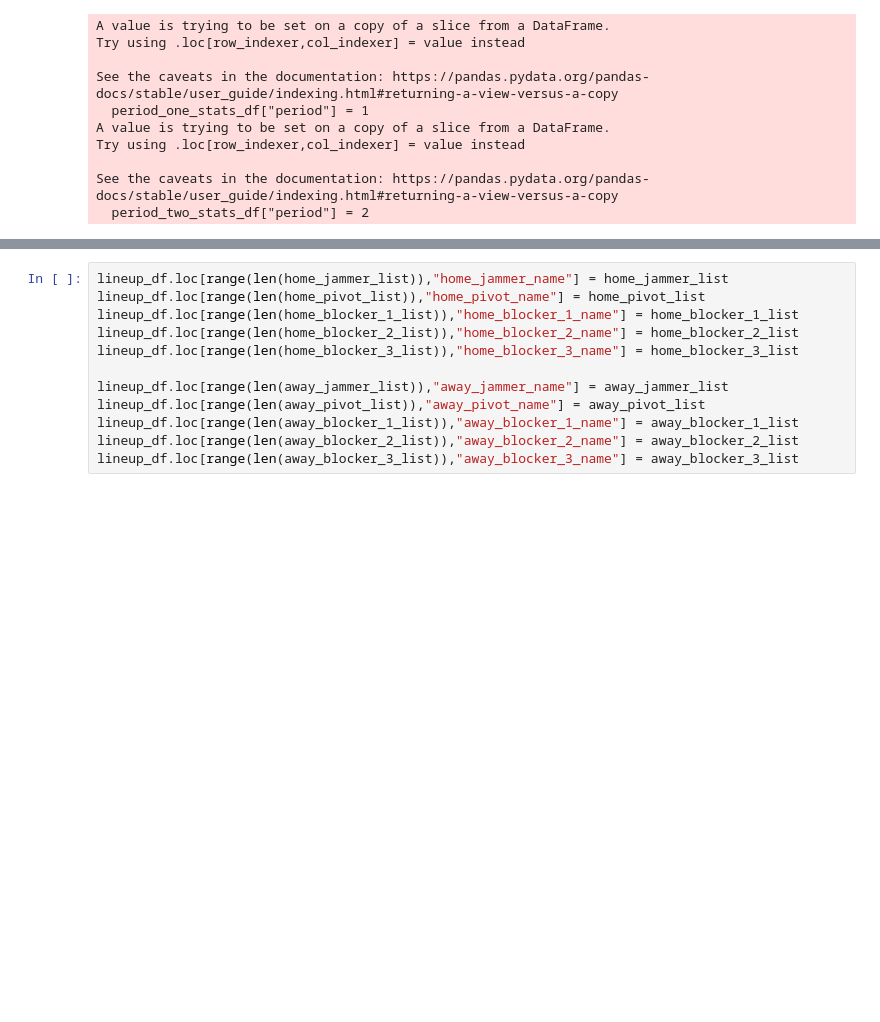
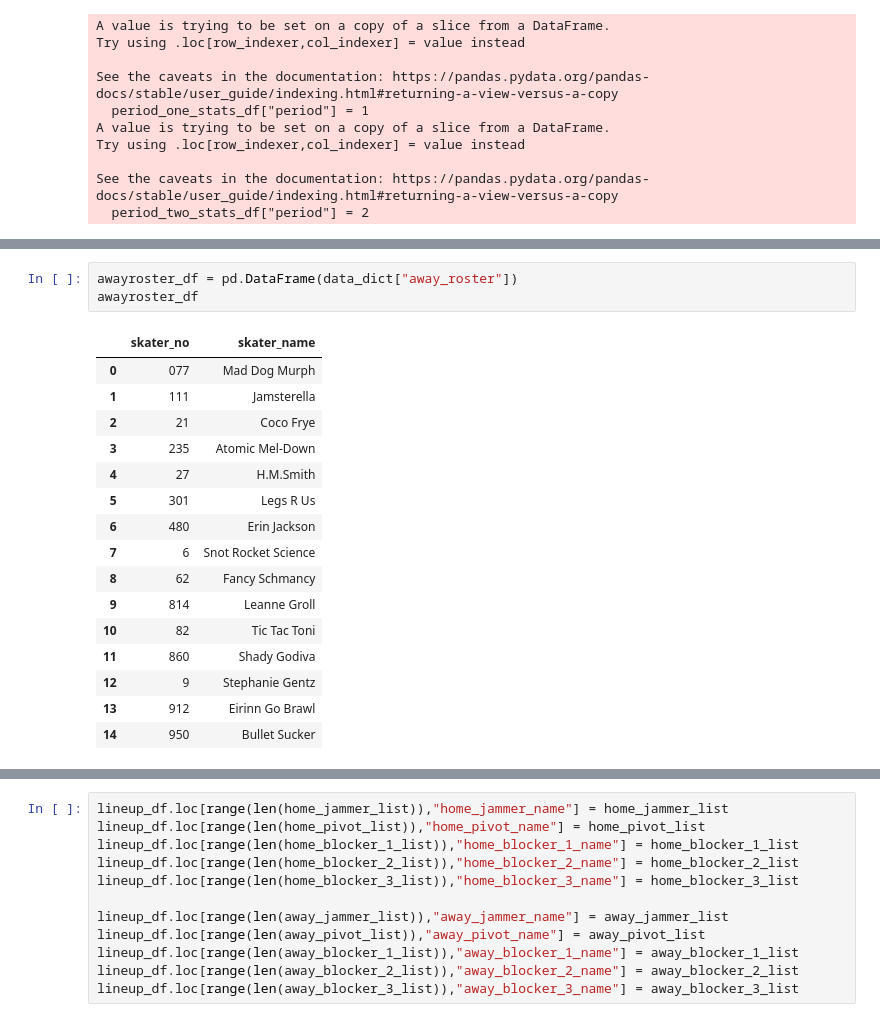
Before and after one commit to Jen-Dean/GGRD_DataBase, a Jupyter notebook: draft_notebooks/draft_creating_jams_table.ipynb, the cells around one changed output, grey strips where cells are left out. Cells and saved outputs as stored; diff of their text form; blank space fills up the shorter version.

```diff
--- a/draft_notebooks/draft_creating_jams_table.ipynb
+++ b/draft_notebooks/draft_creating_jams_table.ipynb
@@ -235,0 +235,20 @@ for row in lineup_df.itertuples():
+# %%
+awayroster_df = pd.DataFrame(data_dict["away_roster"])
+awayroster_df
+# %% [output]
+|  | skater_no | skater_name |
+| 0 | 077 | Mad Dog Murph |
+| 1 | 111 | Jamsterella |
+| 2 | 21 | Coco Frye |
+| 3 | 235 | Atomic Mel-Down |
+| 4 | 27 | H.M.Smith |
+| 5 | 301 | Legs R Us |
+| 6 | 480 | Erin Jackson |
+| 7 | 6 | Snot Rocket Science |
+| 8 | 62 | Fancy Schmancy |
+| 9 | 814 | Leanne Groll |
+| 10 | 82 | Tic Tac Toni |
+| 11 | 860 | Shady Godiva |
+| 12 | 9 | Stephanie Gentz |
+| 13 | 912 | Eirinn Go Brawl |
+| 14 | 950 | Bullet Sucker |
```
Also changed, not shown: parts of 16 cells of this notebook, 1 other file.
